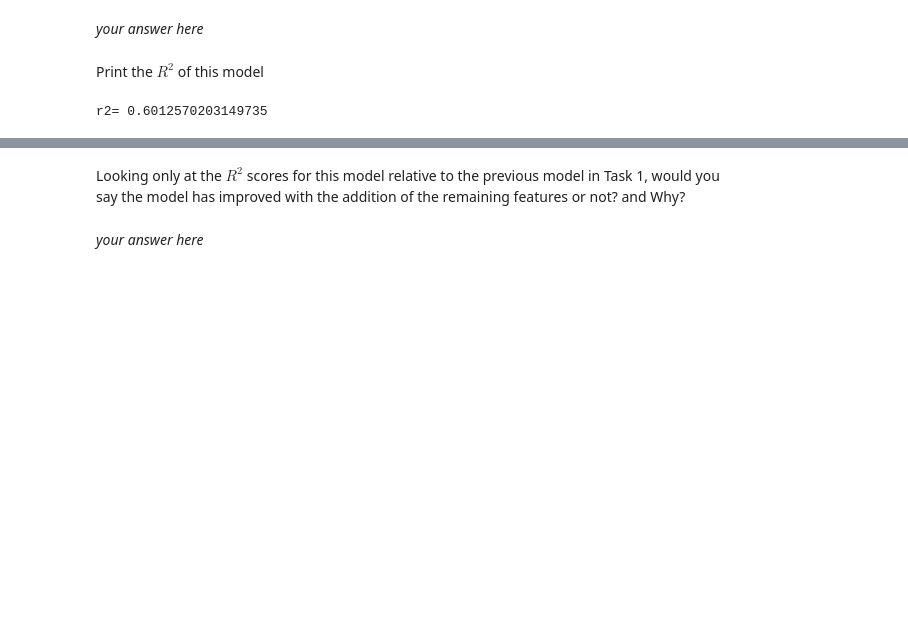
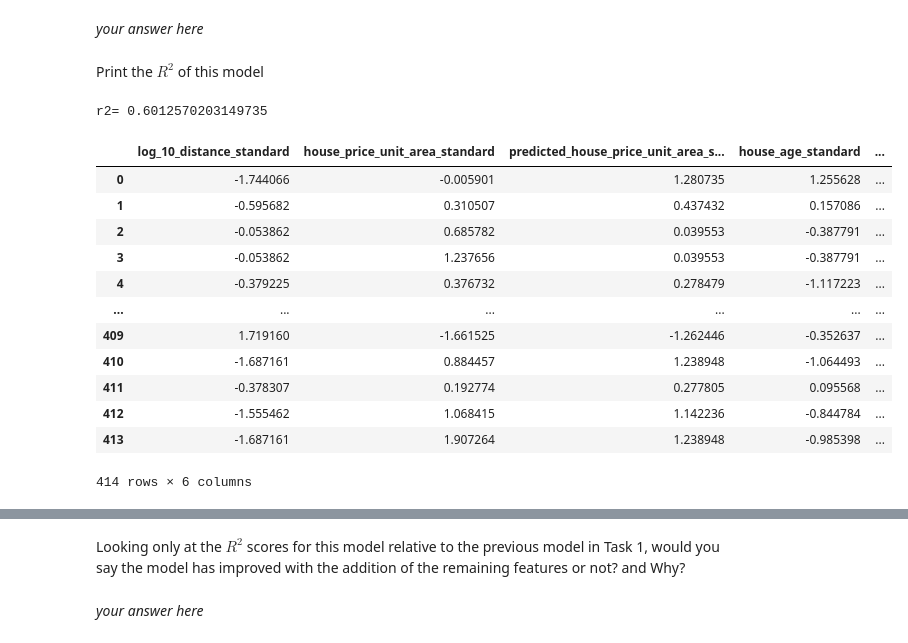
Before and after one commit to zhrvdt77/DSPS_ZVahdat, a Jupyter notebook: HW5/Multiple_Linear_Regression.ipynb, the cells around one changed output, grey strips where cells are left out. Cells and saved outputs as stored; diff of their text form; code cells hidden in the pictures; blank space fills up the shorter version.

```diff
--- a/HW5/Multiple_Linear_Regression.ipynb
+++ b/HW5/Multiple_Linear_Regression.ipynb
@@ -270,3 +270,19 @@ Print the $R^2$ of this model
 print('r2=',res.rsquared)
 # %% [output]
 r2= 0.6012570203149735
+# %%
+df1
+# %% [output]
+|  | log_10_distance_standard | house_price_unit_area_standard | predicted_house_price_unit_area_s... | house_age_standard | ... |
+| 0 | -1.744066 | -0.005901 | 1.280735 | 1.255628 | ... |
+| 1 | -0.595682 | 0.310507 | 0.437432 | 0.157086 | ... |
+| 2 | -0.053862 | 0.685782 | 0.039553 | -0.387791 | ... |
+| 3 | -0.053862 | 1.237656 | 0.039553 | -0.387791 | ... |
+| 4 | -0.379225 | 0.376732 | 0.278479 | -1.117223 | ... |
+| ... | ... | ... | ... | ... | ... |
+| 409 | 1.719160 | -1.661525 | -1.262446 | -0.352637 | ... |
+| 410 | -1.687161 | 0.884457 | 1.238948 | -1.064493 | ... |
+| 411 | -0.378307 | 0.192774 | 0.277805 | 0.095568 | ... |
+| 412 | -1.555462 | 1.068415 | 1.142236 | -0.844784 | ... |
+| 413 | -1.687161 | 1.907264 | 1.238948 | -0.985398 | ... |
+414 rows × 6 columns
```
Also changed, not shown: parts of 12 cells of this notebook.
